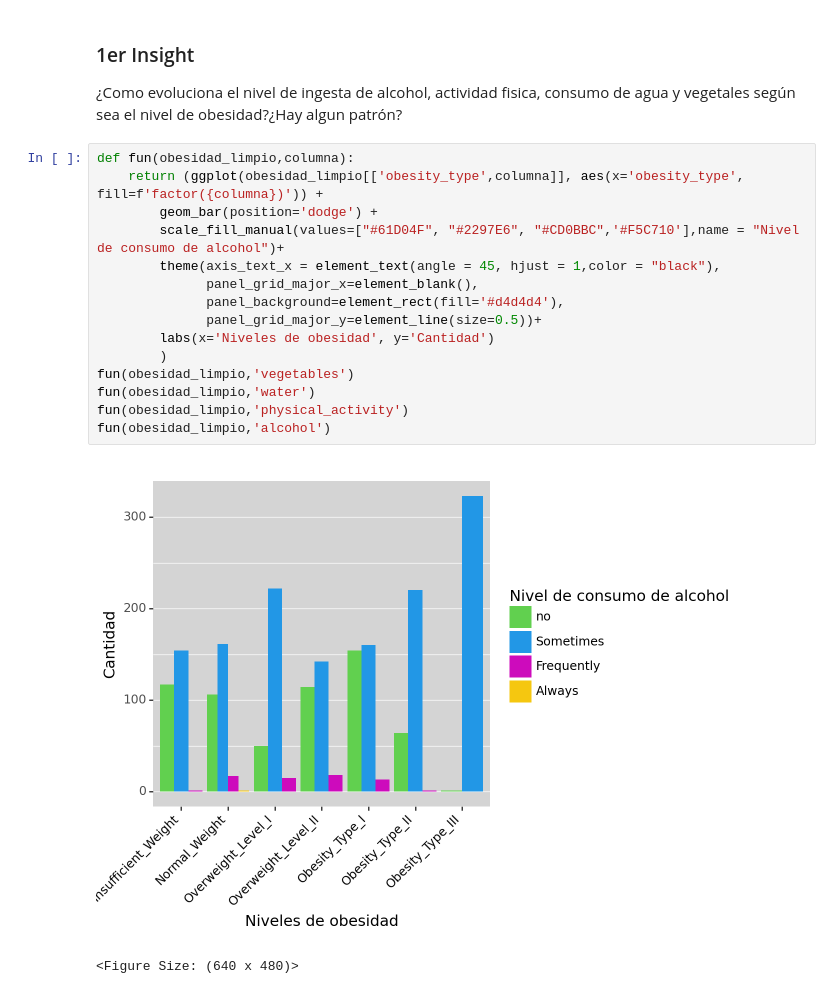
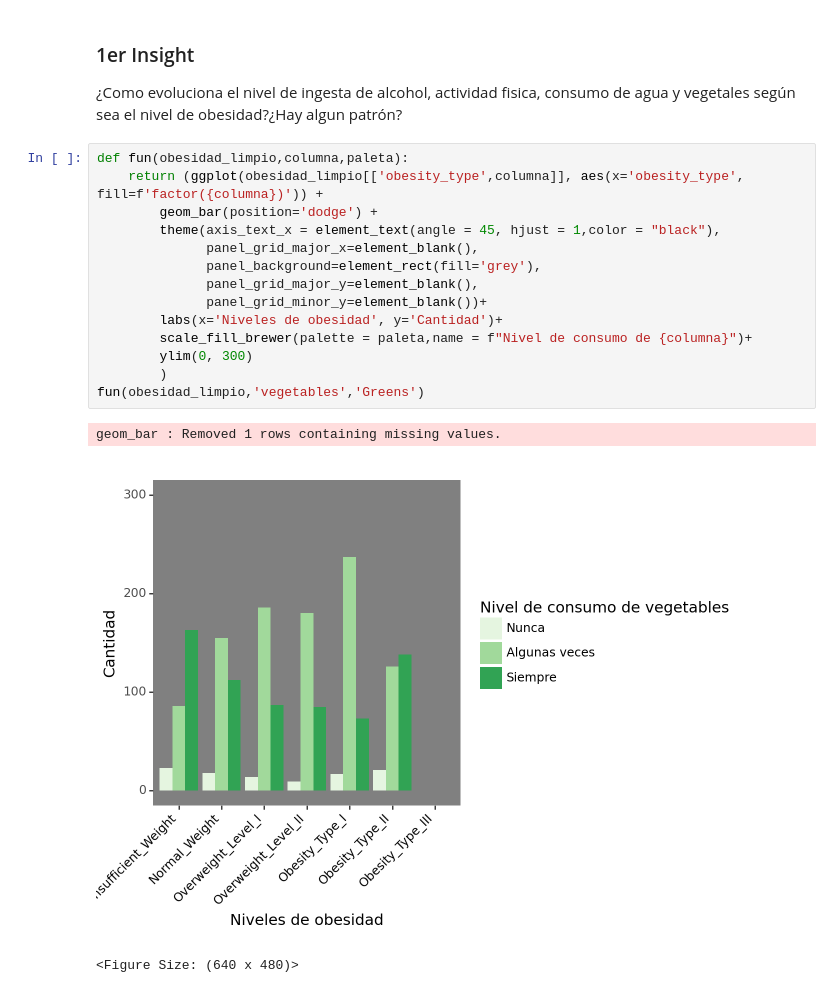
Before and after one commit to alexbaru2001/Trabajo_en_grupo, a Jupyter notebook: Obesidad_principal.ipynb, the cells around one changed output. Drawn from its saved outputs; the diff is of its cells as text.

```diff
--- a/Obesidad_principal.ipynb
+++ b/Obesidad_principal.ipynb
@@ -373,20 +388,20 @@ obesidad_limpio.to_csv('obesity_limpio.csv', index=False)
 
 ¿Como evoluciona el nivel de ingesta de alcohol, actividad fisica, consumo de agua y vegetales según sea el nivel de obesidad?¿Hay algun patrón?
 # %%
-def fun(obesidad_limpio,columna):
+def fun(obesidad_limpio,columna,paleta):
     return (ggplot(obesidad_limpio[['obesity_type',columna]], aes(x='obesity_type', fill=f'factor({columna})')) +
         geom_bar(position='dodge') +
-        scale_fill_manual(values=["#61D04F", "#2297E6", "#CD0BBC",'#F5C710'],name = "Nivel de consumo de alcohol")+
         theme(axis_text_x = element_text(angle = 45, hjust = 1,color = "black"),
               panel_grid_major_x=element_blank(),
-              panel_background=element_rect(fill='#d4d4d4'),
-              panel_grid_major_y=element_line(size=0.5))+
-        labs(x='Niveles de obesidad', y='Cantidad')
+              panel_background=element_rect(fill='grey'),
+              panel_grid_major_y=element_blank(),
+              panel_grid_minor_y=element_blank())+
+        labs(x='Niveles de obesidad', y='Cantidad')+
+        scale_fill_brewer(palette = paleta,name = f"Nivel de consumo de {columna}")+
+        ylim(0, 300)
         )
-fun(obesidad_limpio,'vegetables')
-fun(obesidad_limpio,'water')
-fun(obesidad_limpio,'physical_activity')
-fun(obesidad_limpio,'alcohol')
+fun(obesidad_limpio,'vegetables','Greens')
 # %% [output]
+geom_bar : Removed 1 rows containing missing values.
-[figure, old version]
+[figure, new version]
-<Figure Size: (640 x 480)>
+<Figure Size: (640 x 480)>
```
Also changed, not shown: parts of 25 cells of this notebook, 1 other file.
